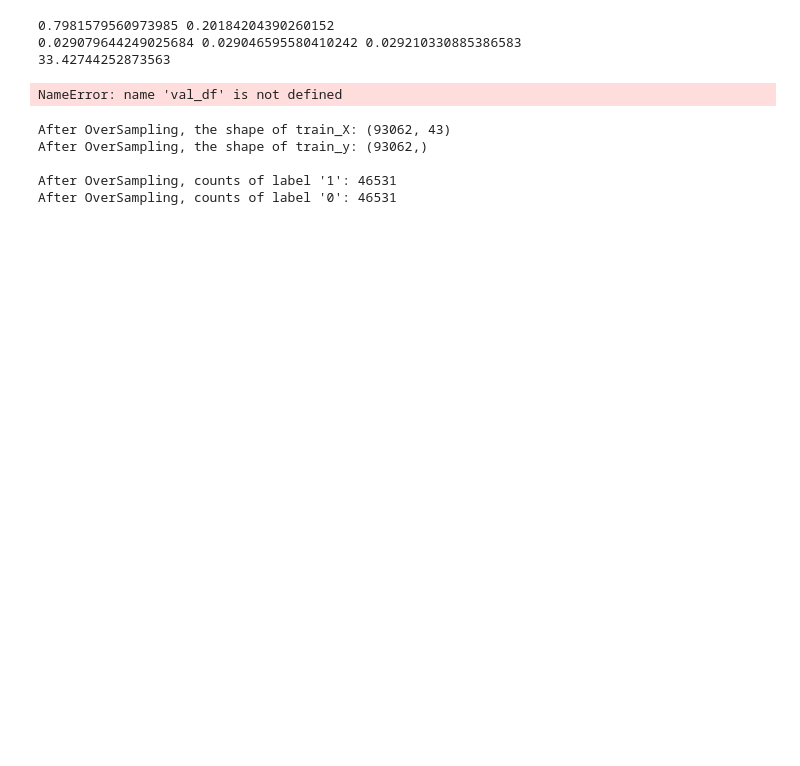
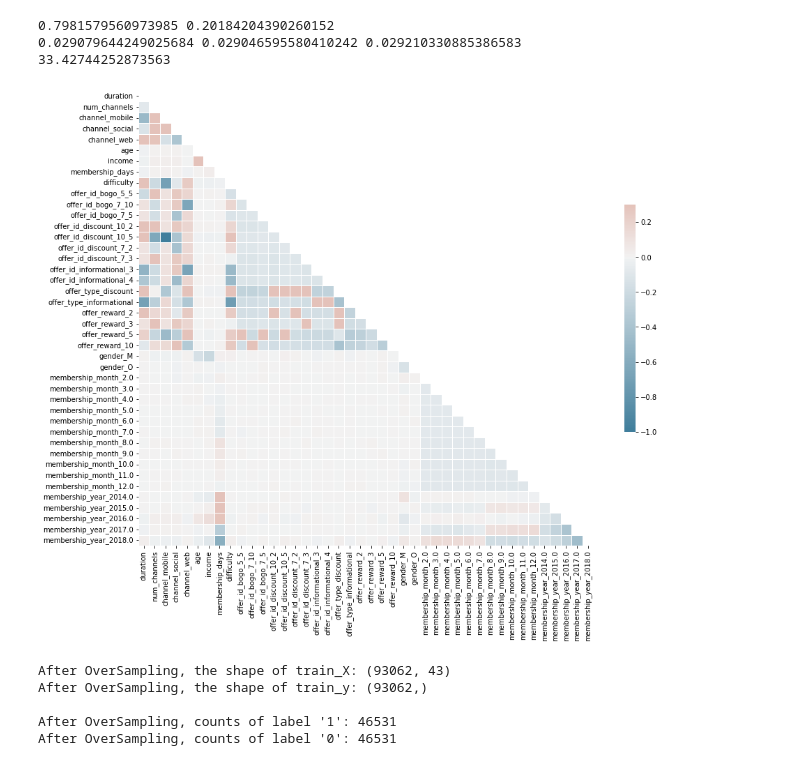
Before and after one commit to soodimilanlouei/Starbuck-Capstone-Challenge, a Jupyter notebook: Modeling.ipynb, the cells around one changed output. Saved outputs shown, nothing was run; the diff lists cells and outputs as text; code cells hidden in the pictures; blank space fills up the shorter version.

```diff
--- a/Modeling.ipynb
+++ b/Modeling.ipynb
@@ -111,12 +113,11 @@ scaler = MinMaxScaler(feature_range = (0,1))
 
 scaler.fit(train_df.loc[:, features])
 train_df.loc[: , features] = scaler.transform(train_df.loc[: , features])
-val_df.loc[: , features] = scaler.transform(val_df.loc[: , features])
 test_df.loc[: , features] = scaler.transform(test_df.loc[: , features])
-# %% [output]
-NameError: name 'val_df' is not defined
 # %%
-cor_df = Processing.correlation_map(train_val_df, features)
+cor_df = Processing.correlation_map(train_df, features)
+# %% [output]
+[figure, added]
 # %%
 sm = imblearn.over_sampling.RandomOverSampler(random_state=2021)
 X_train_res, y_train_res = sm.fit_resample(train_df[features], train_df[y_var].ravel())
```
Also changed, not shown: parts of 22 cells of this notebook, 2 other files.
